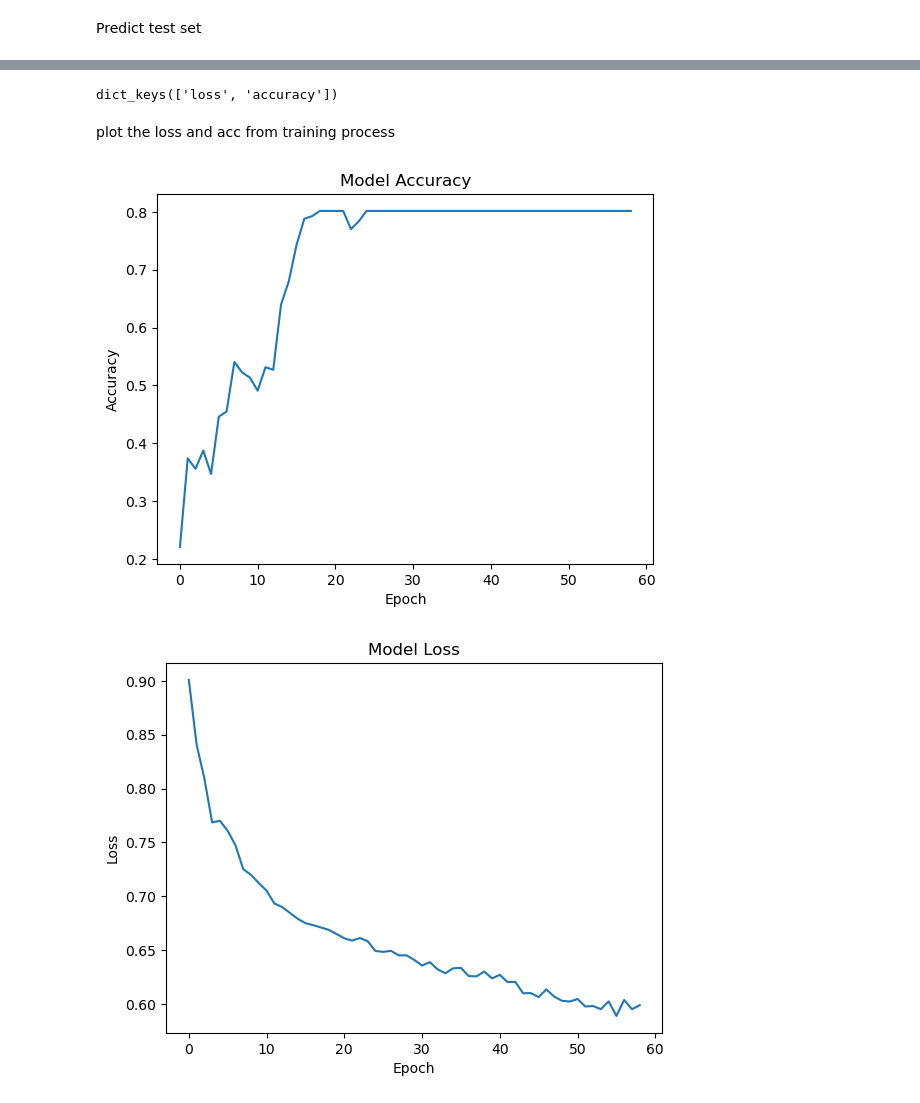
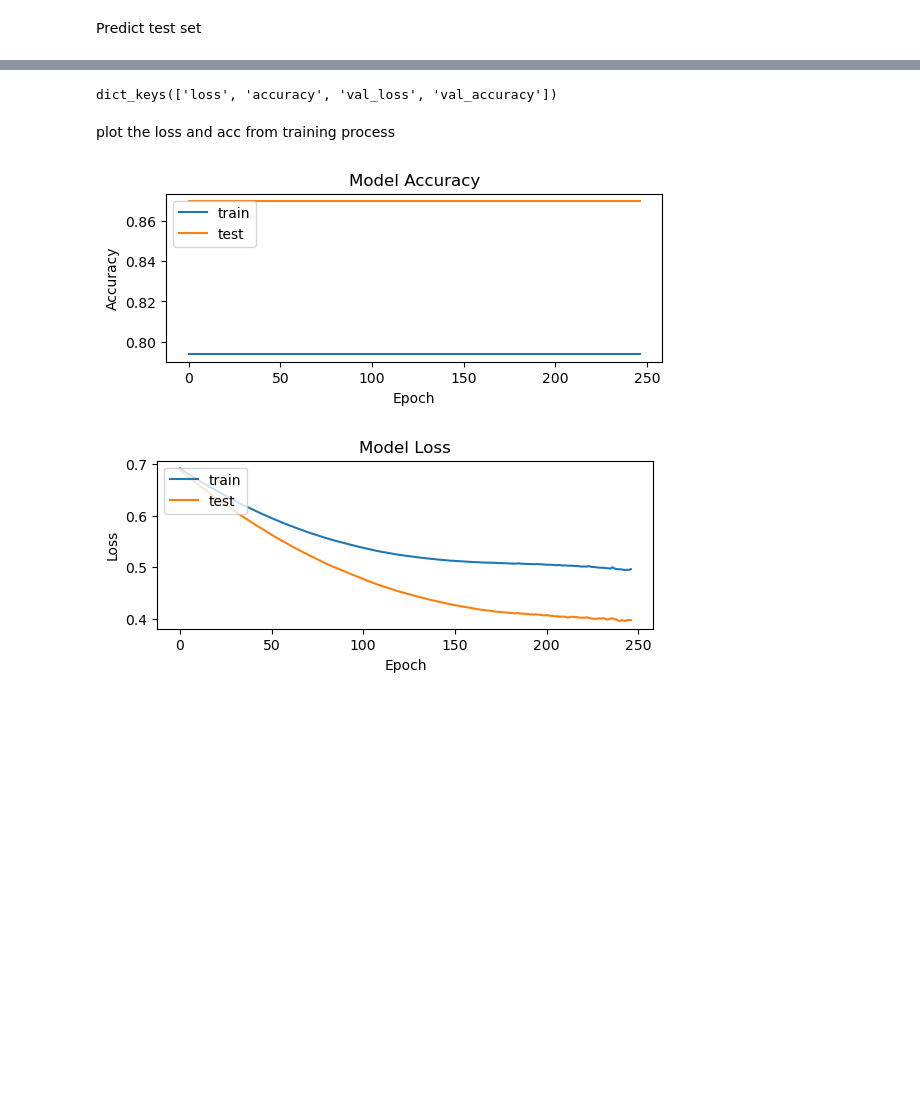
Before and after one commit to kaiismith/REAC, a Jupyter notebook: model.ipynb, the cells around one changed output, grey strips where cells are left out. Cells and saved outputs as stored; diff of their text form; code cells hidden in the pictures; blank space fills up the shorter version.

Commit message:
Update AlexNet-1D model and plot function

```diff
--- a/model.ipynb
+++ b/model.ipynb
@@ -102,22 +123,22 @@ def init_model():
     model = Sequential()
     model.add(Conv1D(filters=12, kernel_size=3, padding="same", activation='relu', input_shape=(max_length, 12)))
     model.add(AveragePooling1D(pool_size=2))
-    model.add(Conv1D(filters=12, kernel_size=3, padding="same", activation='relu', input_shape=(max_length, 12)))
+    model.add(Conv1D(filters=32, kernel_size=3, padding="same", activation='relu'))
     model.add(AveragePooling1D(pool_size=2))
-    model.add(Conv1D(filters=12, kernel_size=3, padding="same", activation='relu', input_shape=(max_length, 12)))
-    model.add(Conv1D(filters=12, kernel_size=3, padding="same", activation='relu', input_shape=(max_length, 12)))
-    model.add(Conv1D(filters=12, kernel_size=3, padding="same", activation='relu', input_shape=(max_length, 12)))
+    model.add(Conv1D(filters=48, kernel_size=3, padding="same", activation='relu'))
+    model.add(Conv1D(filters=48, kernel_size=3, padding="same", activation='relu'))
+    model.add(Conv1D(filters=32, kernel_size=3, padding="same", activation='relu'))
     model.add(AveragePooling1D(pool_size=2))
 
     model.add(LSTM(12))
 
-    adam = optimizers.legacy.Adam(lr=0.001, beta_1=0, beta_2=0, epsilon=None, decay=0.0)
+    adam = optimizers.legacy.Adam(lr=0.001, beta_1=0.1, beta_2=0.9, epsilon=None, decay=0.0)
 
     model.add(Flatten())
-    model.add(Dense(2, activation = 'softmax')) # We have only 2 classes: Non-cheat & Cheat
-    model.add(Dropout(0.5))
-    model.add(Dense(2, activation = 'softmax'))
-    model.compile(optimizer= adam, loss='categorical_crossentropy',
+    model.add(Dense(512, activation = 'softmax'))
+    model.add(Dense(512, activation = 'softmax'))
+    model.add(Dense(2, activation = 'softmax'))# We have only 2 classes: Non-cheat & Cheat
+    model.compile(optimizer=adam, loss='categorical_crossentropy',
                   metrics=['accuracy'])
 
     return model
@@ -189,5 +191,5 @@ Train the model
 # %%
 model = init_model()
 callbacks = [EarlyStopping(monitor='loss', patience=3), History()]
-history = model.fit(x_train, y_train, epochs=100, batch_size=128, callbacks=callbacks)
+history = model.fit(x_train, y_train,validation_split=0.1, epochs=500, batch_size=128, callbacks=callbacks)
 # %% [output]
@@ -311,7 +299,7 @@ Accuracy on test set:  0.6915887850467289
 # %%
 print(history.history.keys())
 # %% [output]
-dict_keys(['loss', 'accuracy'])
+dict_keys(['loss', 'accuracy', 'val_loss', 'val_accuracy'])
 # %%
 import os
 os.environ['KMP_DUPLICATE_LIB_OK'] = 'TRUE'
@@ -320,18 +308,24 @@ plot the loss and acc from training process
 # %%
 from matplotlib import pyplot as plt
 # Plot accuracy
+plt.subplot(2,1,1)
 plt.plot(history.history['accuracy'])
+plt.plot(history.history['val_accuracy'])
 plt.title('Model Accuracy')
 plt.xlabel('Epoch')
 plt.ylabel('Accuracy')
+plt.legend(['train', 'test'], loc='upper left')
 plt.show()
 
 # Plot loss
+plt.subplot(2,1,2)
 plt.plot(history.history['loss'])
+plt.plot(history.history['val_loss'])
 plt.title('Model Loss')
 plt.xlabel('Epoch')
 plt.ylabel('Loss')
+plt.legend(['train', 'test'], loc='upper left')
 plt.show()
 # %% [output]
-[figure, old version]
+[figure, new version]
-[figure, old version]
+[figure, new version]
```
Also changed, not shown: parts of 10 cells of this notebook.
